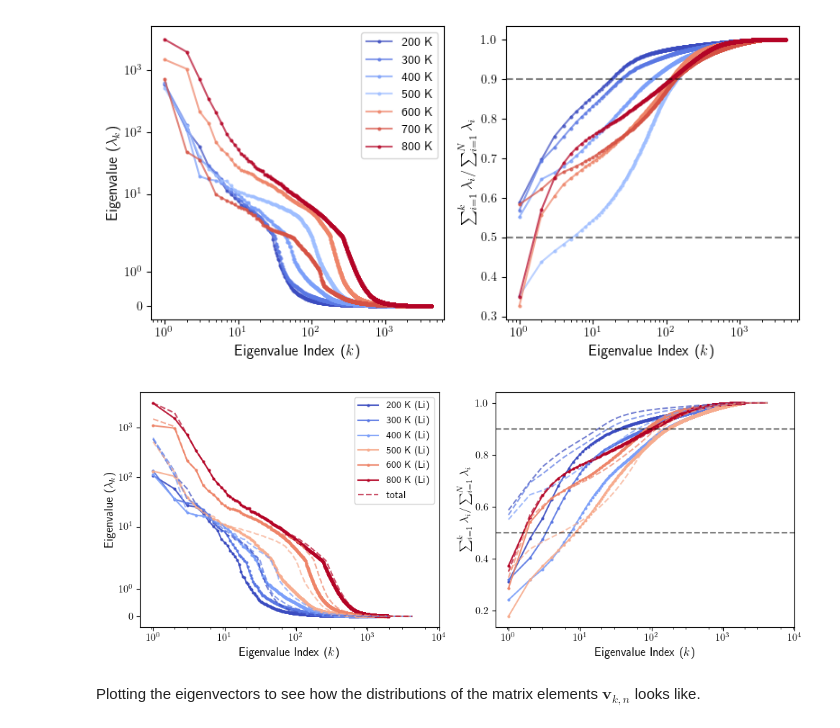
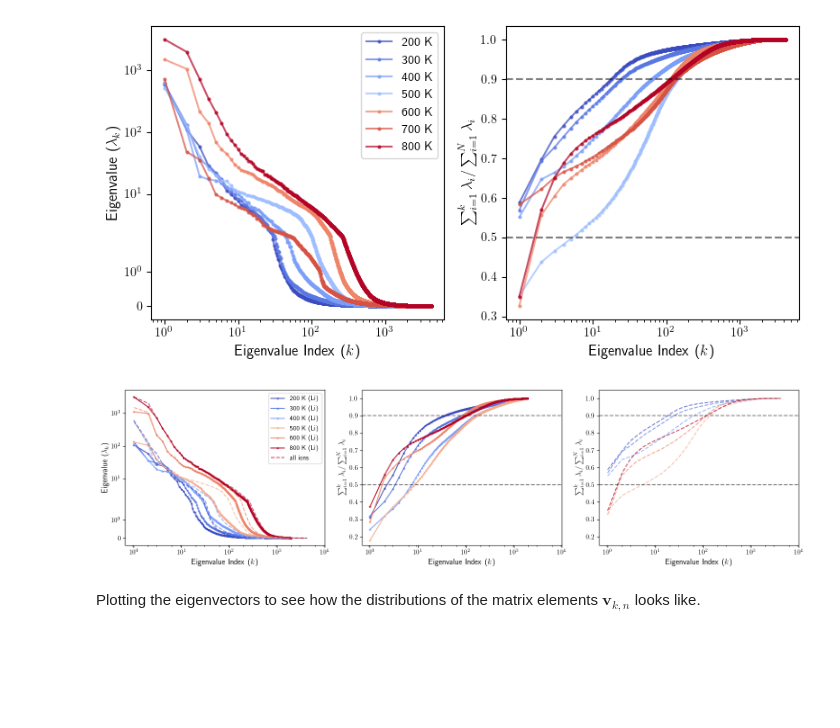
Before and after one commit to yangjackie/diffuser, a Jupyter notebook: essential_dynamics.ipynb, the cells around one changed output. Cells and saved outputs as stored; diff of their text form; code cells hidden in the pictures; blank space fills up the shorter version.

```diff
--- a/essential_dynamics.ipynb
+++ b/essential_dynamics.ipynb
@@ -243,7 +243,9 @@ eigenvectors_600K_element = eigenvectors_600K_element[:, np.argsort(eigenvalues_
 # eigenvectors_700K_element = eigenvectors_700K_element[:, np.argsort(eigenvalues_700K_element)[::-1]]
 eigenvectors_800K_element = eigenvectors_800K_element[:, np.argsort(eigenvalues_800K_element)[::-1]]
 # plot the eigenvalues for the Li sublattice only, using a different color for each temperature
-fig,ax = plt.subplots(1,2, figsize=(10,4))
+
+fig,ax = plt.subplots(1,3, figsize=(15,4))
+
 ax[0].plot([i+1 for i in range(len(eigenvalues_200K_element))], np.sort(eigenvalues_200K_element, axis=None)[::-1],'o-', c=color_200K, label='200 K ('+element+')',alpha=0.9,markersize=2)
 ax[0].plot([i+1 for i in range(len(eigenvalues_300K_element))], np.sort(eigenvalues_300K_element, axis=None)[::-1],'o-', c=color_300K, label='300 K ('+element+')',alpha=0.9,markersize=2)
 ax[0].plot([i+1 for i in range(len(eigenvalues_400K_element))], np.sort(eigenvalues_400K_element, axis=None)[::-1],'o-', c=color_400K, label='400 K ('+element+')',alpha=0.9,markersize=2)
@@ -258,7 +260,7 @@ ax[0].plot([i + 1 for i in range(len(eigenvalues_400K))], np.sort(eigenvalues_40
 ax[0].plot([i + 1 for i in range(len(eigenvalues_500K))], np.sort(eigenvalues_500K, axis=None)[::-1], "--", c=color_500K, alpha=0.7)
 ax[0].plot([i + 1 for i in range(len(eigenvalues_600K))], np.sort(eigenvalues_600K, axis=None)[::-1], "--", c=color_600K, alpha=0.7)
 # ax[0].plot([i + 1 for i in range(len(eigenvalues_700K))], np.sort(eigenvalues_700K, axis=None)[::-1], "--", c='k', alpha=0.7)
-ax[0].plot([i + 1 for i in range(len(eigenvalues_800K))], np.sort(eigenvalues_800K, axis=None)[::-1], "--", c=color_800K, label="total", alpha=0.7)
+ax[0].plot([i + 1 for i in range(len(eigenvalues_800K))], np.sort(eigenvalues_800K, axis=None)[::-1], "--", c=color_800K, label="all ions", alpha=0.7)
 
 
 ax[0].set_yscale("symlog")
@@ -272,41 +274,56 @@ ax[0].set_ylabel('Eigenvalue ($\\lambda_k$)', fontsize=12)
 ax[0].tick_params(axis='both', which='both', labelsize=10)
 ax[0].legend(fontsize=10)
 _eigenvalues_200K_element = np.sort(eigenvalues_200K_element, axis=None)[::-1]
 _eigenvalues_300K_element = np.sort(eigenvalues_300K_element, axis=None)[::-1]
 _eigenvalues_600K_element = np.sort(eigenvalues_600K_element, axis=None)[::-1]
 _eigenvalues_400K_element = np.sort(eigenvalues_400K_element, axis=None)[::-1]
 _eigenvalues_500K_element = np.sort(eigenvalues_500K_element, axis=None)[::-1]
 # _eigenvalues_700K_element = np.sort(eigenvalues_700K_element, axis=None)[::-1]
 _eigenvalues_800K_element = np.sort(eigenvalues_800K_element, axis=None)[::-1]
 ax[1].plot([i+1 for i in range(len(eigenvalues_200K_element))], [np.sum(_eigenvalues_200K_element[:i+1])/np.sum(eigenvalues_200K_element) for i in range(len(eigenvalues_200K_element))],'-o', c=color_200K, label='200 K ('+element+')',alpha=0.9,markersize=2)
 ax[1].plot([i+1 for i in range(len(eigenvalues_300K_element))], [np.sum(_eigenvalues_300K_element[:i+1])/np.sum(eigenvalues_300K_element) for i in range(len(eigenvalues_300K_element))],'-o', c=color_300K, label='300 K ('+element+')',alpha=0.9,markersize=2)
 ax[1].plot([i+1 for i in range(len(eigenvalues_400K_element))], [np.sum(_eigenvalues_400K_element[:i+1])/np.sum(eigenvalues_400K_element) for i in range(len(eigenvalues_400K_element))],'-o', c=color_400K, label='400 K ('+element+')',alpha=0.9,markersize=2)
 ax[1].plot([i+1 for i in range(len(eigenvalues_500K_element))], [np.sum(_eigenvalues_500K_element[:i+1])/np.sum(eigenvalues_500K_element) for i in range(len(eigenvalues_500K_element))],'-o', c=color_500K, label='500 K ('+element+')',alpha=0.9,markersize=2)
 ax[1].plot([i+1 for i in range(len(eigenvalues_600K_element))], [np.sum(_eigenvalues_600K_element[:i+1])/np.sum(eigenvalues_600K_element) for i in range(len(eigenvalues_600K_element))],'-o', c=color_600K, label='600 K ('+element+')',alpha=0.9,markersize=2)
 # ax[1].plot([i+1 for i in range(len(eigenvalues_700K_element))], [np.sum(_eigenvalues_700K_element[:i+1])/np.sum(eigenvalues_700K_element) for i in range(len(eigenvalues_700K_element))],'-o', c=color_700K, label='700 K ('+element+')',alpha=0.9,markersize=2)
 ax[1].plot([i+1 for i in range(len(eigenvalues_800K_element))], [np.sum(_eigenvalues_800K_element[:i+1])/np.sum(eigenvalues_800K_element) for i in range(len(eigenvalues_800K_element))],'-o', c=color_800K, label='800 K ('+element+')',alpha=0.9,markersize=2)
 
-ax[1].plot([i + 1 for i in range(len(eigenvalues_200K))],[np.sum(_eigenvalues_200K[: i + 1]) / np.sum(eigenvalues_200K) for i in range(len(eigenvalues_200K))],"--",c=color_200K,alpha=0.7,markersize=2,label="total")
-ax[1].plot([i + 1 for i in range(len(eigenvalues_300K))],[np.sum(_eigenvalues_300K[: i + 1]) / np.sum(eigenvalues_300K) for i in range(len(eigenvalues_300K))],"--",c=color_300K,alpha=0.7,markersize=2)
-ax[1].plot([i + 1 for i in range(len(eigenvalues_400K))],[np.sum(_eigenvalues_400K[: i + 1]) / np.sum(eigenvalues_400K) for i in range(len(eigenvalues_400K))],"--",c=color_400K,alpha=0.7,markersize=2)
-ax[1].plot([i + 1 for i in range(len(eigenvalues_500K))],[np.sum(_eigenvalues_500K[: i + 1]) / np.sum(eigenvalues_500K) for i in range(len(eigenvalues_500K))],"--",c=color_500K,alpha=0.7,markersize=2)
-ax[1].plot([i + 1 for i in range(len(eigenvalues_600K))],[np.sum(_eigenvalues_600K[: i + 1]) / np.sum(eigenvalues_600K) for i in range(len(eigenvalues_600K))],"--",c=color_600K,alpha=0.7,markersize=2)
-# ax[1].plot([i + 1 for i in range(len(eigenvalues_700K))],[np.sum(_eigenvalues_700K[: i + 1]) / np.sum(eigenvalues_700K) for i in range(len(eigenvalues_700K))],"--",c=color_700K,alpha=0.7,markersize=2)
-ax[1].plot([i + 1 for i in range(len(eigenvalues_800K))],[np.sum(_eigenvalues_800K[: i + 1]) / np.sum(eigenvalues_800K) for i in range(len(eigenvalues_800K))],"--",c=color_800K,alpha=0.7,markersize=2)
 
 ax[1].set_xscale("log", base=np.sqrt(10))
 ax[1].set_xticks([1, 10, 100, 1000, 10000], labels=["$10^0$", "$10^1$", "$10^2$", "$10^3$", "$10^4$"])
 ax[1].set_xlabel('Eigenvalue Index ($k$)', fontsize=12)
 ax[1].set_ylabel('$\\sum_{i=1}^k \\lambda_i / \\sum_{i=1}^N \\lambda_i$', fontsize=12)
 ax[1].tick_params(axis='both', which='both', labelsize=10)
 # ax[1].legend()
 ax[1].axhline(0.9, c='k', ls='--', alpha=0.5)
 ax[1].axhline(0.5, c='k', ls='--', alpha=0.5)
+ax[1].set_ylim([0.15, 1.05])
+
+
+ax[2].plot([i + 1 for i in range(len(eigenvalues_200K))],[np.sum(_eigenvalues_200K[: i + 1]) / np.sum(eigenvalues_200K) for i in range(len(eigenvalues_200K))],"--",c=color_200K,alpha=0.7,markersize=2,label="total")
+ax[2].plot([i + 1 for i in range(len(eigenvalues_300K))],[np.sum(_eigenvalues_300K[: i + 1]) / np.sum(eigenvalues_300K) for i in range(len(eigenvalues_300K))],"--",c=color_300K,alpha=0.7,markersize=2)
+ax[2].plot([i + 1 for i in range(len(eigenvalues_400K))],[np.sum(_eigenvalues_400K[: i + 1]) / np.sum(eigenvalues_400K) for i in range(len(eigenvalues_400K))],"--",c=color_400K,alpha=0.7,markersize=2)
+ax[2].plot([i + 1 for i in range(len(eigenvalues_500K))],[np.sum(_eigenvalues_500K[: i + 1]) / np.sum(eigenvalues_500K) for i in range(len(eigenvalues_500K))],"--",c=color_500K,alpha=0.7,markersize=2)
+ax[2].plot([i + 1 for i in range(len(eigenvalues_600K))],[np.sum(_eigenvalues_600K[: i + 1]) / np.sum(eigenvalues_600K) for i in range(len(eigenvalues_600K))],"--",c=color_600K,alpha=0.7,markersize=2)
+# ax[2].plot([i + 1 for i in range(len(eigenvalues_700K))],[np.sum(_eigenvalues_700K[: i + 1]) / np.sum(eigenvalues_700K) for i in range(len(eigenvalues_700K))],"--",c=color_700K,alpha=0.7,markersize=2)
+ax[2].plot([i + 1 for i in range(len(eigenvalues_800K))],[np.sum(_eigenvalues_800K[: i + 1]) / np.sum(eigenvalues_800K) for i in range(len(eigenvalues_800K))],"--",c=color_800K,alpha=0.7,markersize=2)
+
+ax[2].set_xscale("log", base=np.sqrt(10))
+ax[2].set_xticks([1, 10, 100, 1000, 10000], labels=["$10^0$", "$10^1$", "$10^2$", "$10^3$", "$10^4$"])
+ax[2].set_xlabel("Eigenvalue Index ($k$)", fontsize=12)
+ax[2].set_ylabel("$\\sum_{i=1}^k \\lambda_i / \\sum_{i=1}^N \\lambda_i$", fontsize=12)
+ax[2].tick_params(axis="both", which="both", labelsize=10)
+# ax[2].legend()
+ax[2].set_ylim([0.15,1.05])
+ax[2].axhline(0.9, c="k", ls="--", alpha=0.5)
+ax[2].axhline(0.5, c="k", ls="--", alpha=0.5)
+
+
 plt.tight_layout()
 plt.savefig("/Users/jackyang-macmini/OneDrive - UNSW/Documents/Projects/artificial_intelligence/LiPSCl-diffusion/nve_md_essential_dynamics_analysis.pdf")
 plt.show()
 # %% [output]
-[figure, old version]
+[figure, new version]
 # %% [markdown]
 Plotting the eigenvectors to see how the distributions of the matrix elements $\mathbf{v}_{k,n}$ looks like.
 # %%
```
Also changed, not shown: parts of 1 cell of this notebook, 2 other files.
